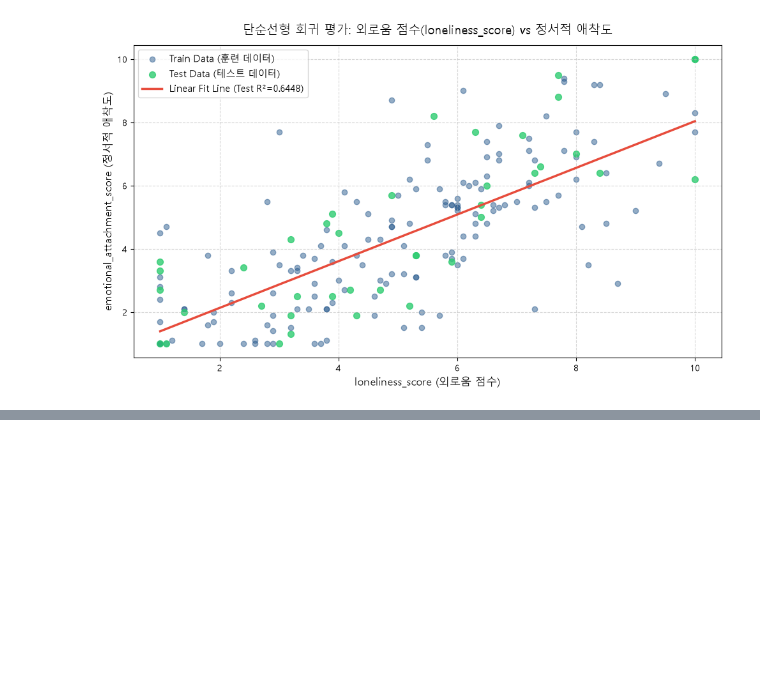
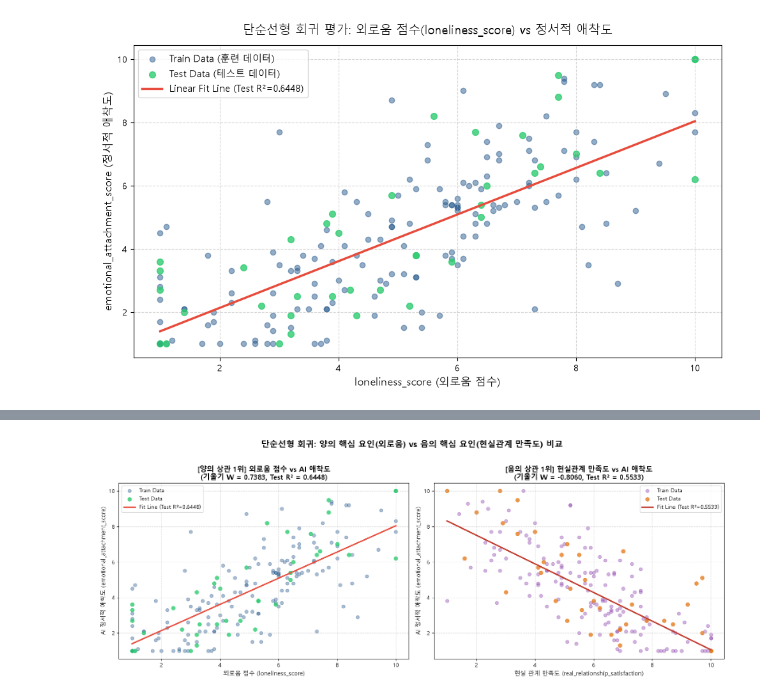
Before and after one commit to ncr0212/DependencyOfAICompanion, a Jupyter notebook: SimpleLinearRegression.ipynb, the cells around one changed output, grey strips where cells are left out. Saved outputs shown, nothing was run; the diff lists cells and outputs as text; code cells hidden in the pictures; blank space fills up the shorter version.

```diff
--- a/SimpleLinearRegression.ipynb
+++ b/SimpleLinearRegression.ipynb
@@ -351,3 +382,85 @@ plt.tight_layout()
 plt.show()
 # %% [output]
 [figure]
+# %%
+# ===========================================================================================================
+# [심화 비교 분석] 음의 상관 1위(전체 2위) 'real_relationship_satisfaction' 단순선형 회귀 모델링
+# ===========================================================================================================
+
+# 1. 데이터 분할 (동일한 80:20 조건, random_state=42)
+X_rel = df[['real_relationship_satisfaction']]
+y_rel = df['emotional_attachment_score']
+
+X_train_rel, X_test_rel, y_train_rel, y_test_rel = train_test_split(
+    X_rel, y_rel, test_size=0.2, random_state=42
+)
+
+# 2. 모델 생성 및 학습
+model_rel = LinearRegression()
+model_rel.fit(X_train_rel, y_train_rel)
+
+# 3. 회귀계수(W) 및 절편(b)
+coef_rel = model_rel.coef_[0]
+intercept_rel = model_rel.intercept_
+
+# 4. 예측값 생성 및 평가 지표 계산
+y_train_pred_rel = model_rel.predict(X_train_rel)
+y_test_pred_rel = model_rel.predict(X_test_rel)
+
+train_r2_rel = r2_score(y_train_rel, y_train_pred_rel)
+test_r2_rel = r2_score(y_test_rel, y_test_pred_rel)
+test_mse_rel = mean_squared_error(y_test_rel, y_test_pred_rel)
+test_rmse_rel = np.sqrt(test_mse_rel)
+test_mae_rel = mean_absolute_error(y_test_rel, y_test_pred_rel)
+
+# ===========================================================================================================
+# 5. 양의 상관(외로움) vs 음의 상관(현실만족도) 1:1 비교표
+# ===========================================================================================================
+compare_df = pd.DataFrame({
+    '모델 구분': ['[양의 상관 1위] 외로움 점수 모델', '[음의 상관 1위] 현실관계 만족도 모델'],
+    '독립변수 (X)': ['loneliness_score', 'real_relationship_satisfaction'],
+    '상관계수 (r)': ['+0.760', '-0.747'],
+    '학습된 회귀 방정식': [
+        f'Y = {coef:.4f} * X + ({intercept:.4f})',
+        f'Y = {coef_rel:.4f} * X + ({intercept_rel:.4f})'
+    ],
+    'Train R²': [f'{train_r2:.4f}', f'{train_r2_rel:.4f}'],
+    'Test R²': [f'{test_r2:.4f}', f'{test_r2_rel:.4f}'],
+    'Test RMSE': [f'{test_rmse:.4f}', f'{test_rmse_rel:.4f}'],
+    'Test MAE': [f'{test_mae:.4f}', f'{test_mae_rel:.4f}']
+})
+
+print("=================== [단순선형 회귀: 핵심 2대 요인 1:1 성능 비교표] ===================")
+display(compare_df)
+
+# ===========================================================================================================
+# 6. 두 모델의 회귀선 및 테스트 데이터 1:2 나란히 시각화 (Subplots)
+# ===========================================================================================================
+fig, axes = plt.subplots(1, 2, figsize=(16, 6))
+
+# (1) 좌측: 외로움 점수 모델 (우상향)
+axes[0].scatter(X_train, y_train, color='#2b5c8f', alpha=0.4, label='Train Data')
+axes[0].scatter(X_test, y_test, color='#2ecc71', alpha=0.8, s=45, label='Test Data')
+X_line_lone = pd.DataFrame({'loneliness_score': np.linspace(X['loneliness_score'].min(), X['loneliness_score'].max(), 100)})
+axes[0].plot(X_line_lone['loneliness_score'], model.predict(X_line_lone), color='#e74c3c', linewidth=2.5, label=f'Fit Line (Test R²={test_r2:.4f})')
+axes[0].set_title(f'[양의 상관 1위] 외로움 점수 vs AI 애착도\n(기울기 W = {coef:.4f}, Test R² = {test_r2:.4f})', fontsize=13, fontweight='bold')
+axes[0].set_xlabel('외로움 점수 (loneliness_score)', fontsize=11)
+axes[0].set_ylabel('AI 정서적 애착도 (emotional_attachment_score)', fontsize=11)
+axes[0].legend()
+axes[0].grid(True, linestyle='--', alpha=0.5)
+
+# (2) 우측: 현실 대인관계 만족도 모델 (우하향)
+axes[1].scatter(X_train_rel, y_train_rel, color='#8e44ad', alpha=0.4, label='Train Data')
+axes[1].scatter(X_test_rel, y_test_rel, color='#e67e22', alpha=0.8, s=45, label='Test Data')
+X_line_rel = pd.DataFrame({'real_relationship_satisfaction': np.linspace(X_rel['real_relationship_satisfaction'].min(), X_rel['real_relationship_satisfaction'].max(), 100)})
+axes[1].plot(X_line_rel['real_relationship_satisfaction'], model_rel.predict(X_line_rel), color='#c0392b', linewidth=2.5, label=f'Fit Line (Test R²={test_r2_rel:.4f})')
+axes[1].set_title(f'[음의 상관 1위] 현실관계 만족도 vs AI 애착도\n(기울기 W = {coef_rel:.4f}, Test R² = {test_r2_rel:.4f})', fontsize=13, fontweight='bold')
+axes[1].set_xlabel('현실 관계 만족도 (real_relationship_satisfaction)', fontsize=11)
+axes[1].set_ylabel('AI 정서적 애착도 (emotional_attachment_score)', fontsize=11)
+axes[1].legend()
+axes[1].grid(True, linestyle='--', alpha=0.5)
+
+plt.suptitle('단순선형 회귀: 양의 핵심 요인(외로움) vs 음의 핵심 요인(현실관계 만족도) 비교', fontsize=15, fontweight='bold', y=1.02)
+plt.tight_layout()
+plt.show()
+# %% [output]
@@ -353,0 +471 @@ plt.show()
+[figure, added]
```
Also changed, not shown: parts of 4 cells of this notebook, 3 other files.
